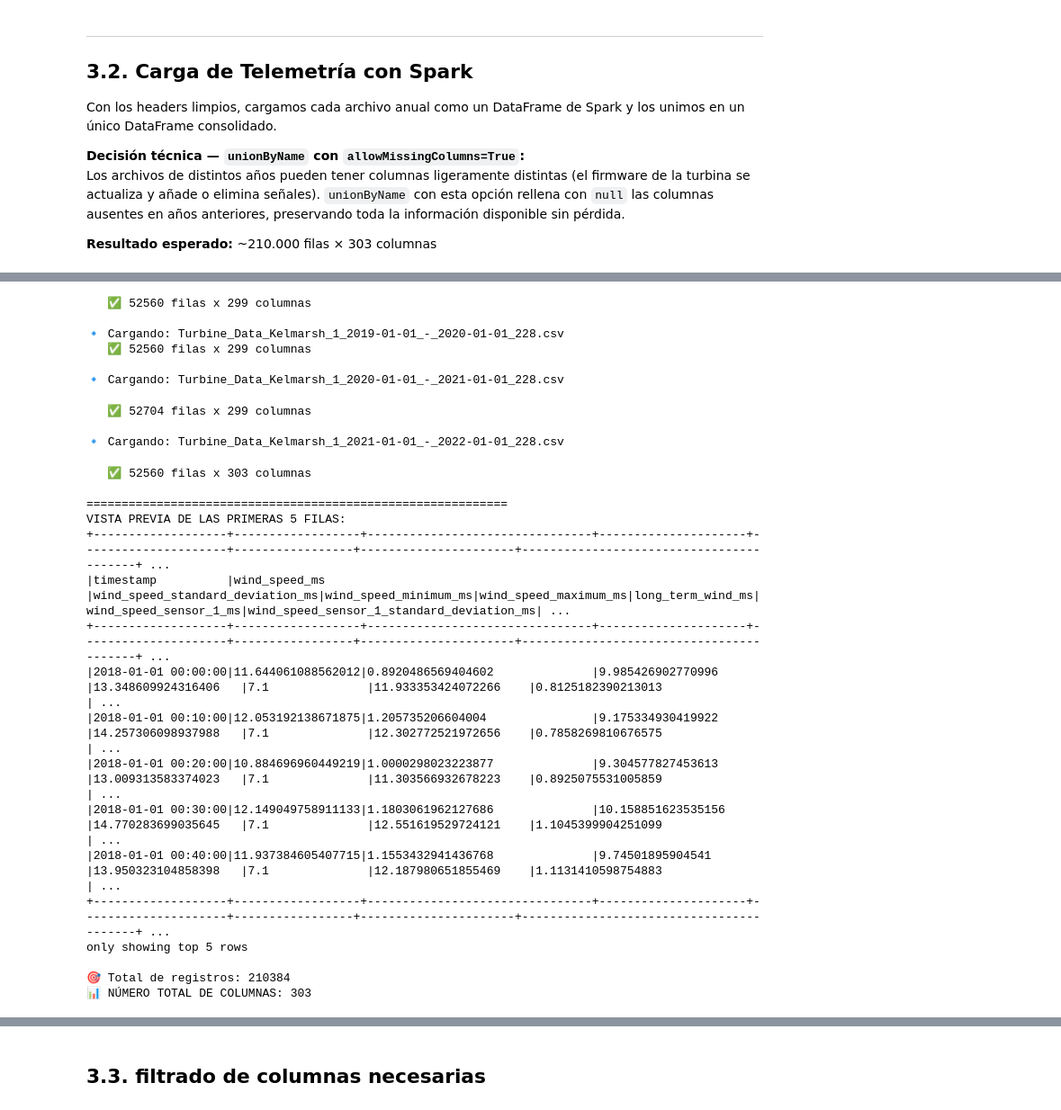
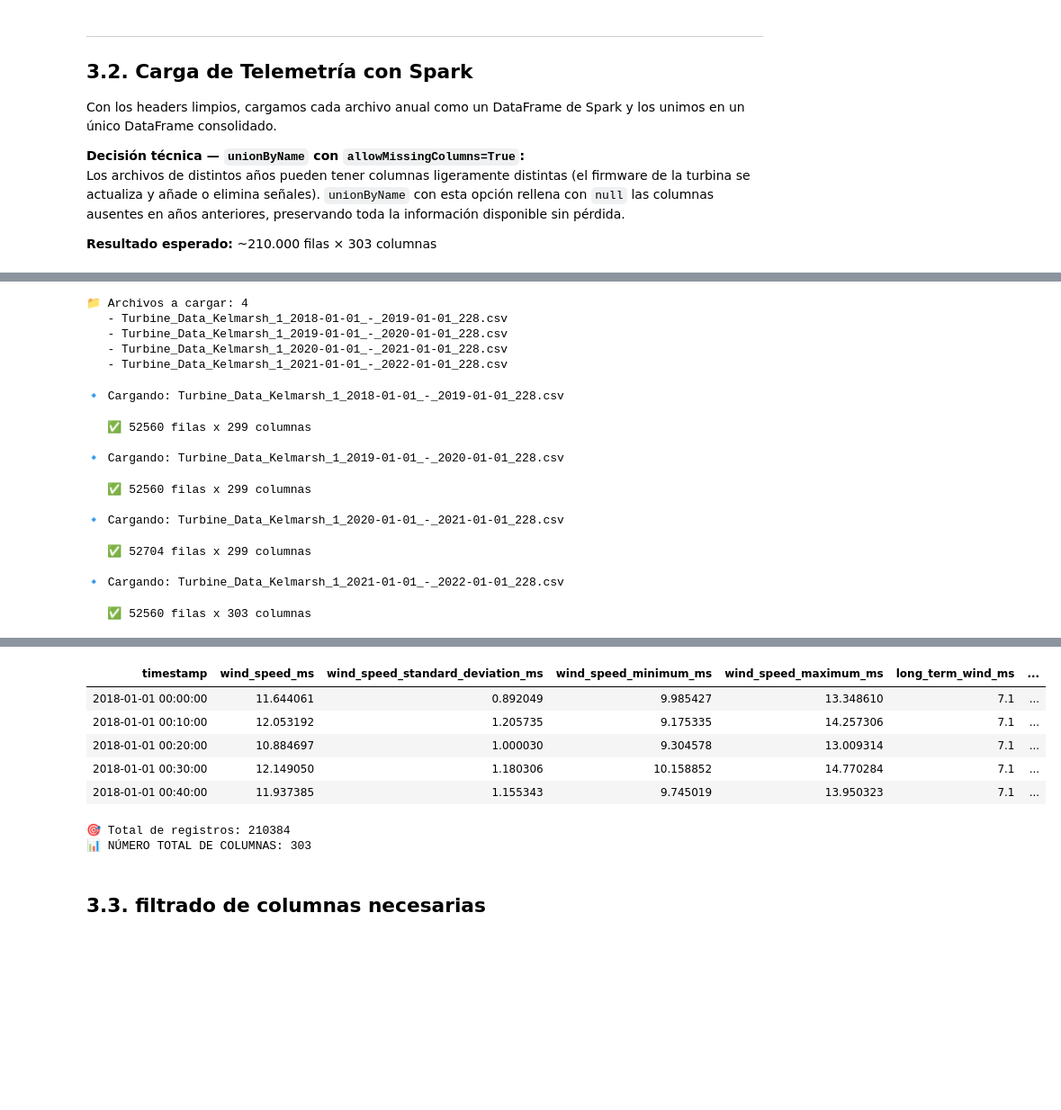
Before and after one commit to aitor-industrial-data/ai-driven-cross-generator-transfer-learning, a Jupyter notebook: notebooks/03_merge_and_cleaning.ipynb, the cells around one changed output, grey strips where cells are left out. Shown at 90% size. Drawn from its saved outputs; the diff is of its cells as text; code cells hidden in the pictures; blank space fills up the shorter version.

```diff
--- a/notebooks/03_merge_and_cleaning.ipynb
+++ b/notebooks/03_merge_and_cleaning.ipynb
@@ -133,7 +133,7 @@ import os
 from pyspark.sql import SparkSession
 from pyspark.sql import functions as F
 from IPython.display import display, HTML
-display(HTML("<style>div.output_area pre { max-height: none; }</style>"))
+
 
 # ==============================================================================
 # 1. SPARK SESSION
@@ -235,9 +235,10 @@ else:
 # ==============================================================================
 # 5. RESULTADOS
 # ==============================================================================
-print("\n" + "="*60)
-print("VISTA PREVIA DE LAS PRIMERAS 5 FILAS:")
-turbine_data_df.show(5, truncate=False)
+pdf_preview = turbine_data_df.limit(5).toPandas()
+
+pdf = turbine_data_df.limit(5).toPandas()
+display(HTML(f'<div style="max-width:100%;overflow-x:auto;font-size:11px;white-space:nowrap">{pdf.to_html(index=False)}</div>'))
 
 total_records = turbine_data_df.count()
 
@@ -254,26 +256,16 @@ print(f"📊 NÚMERO TOTAL DE COLUMNAS: {len(turbine_data_df.columns)}")
-   ✅ 52560 filas x 299 columnas
-
-🔹 Cargando: Turbine_Data_Kelmarsh_1_2019-01-01_-_2020-01-01_228.csv
-   ✅ 52560 filas x 299 columnas
-
-🔹 Cargando: Turbine_Data_Kelmarsh_1_2020-01-01_-_2021-01-01_228.csv
+📁 Archivos a cargar: 4
+   - Turbine_Data_Kelmarsh_1_2018-01-01_-_2019-01-01_228.csv
+   - Turbine_Data_Kelmarsh_1_2019-01-01_-_2020-01-01_228.csv
+   - Turbine_Data_Kelmarsh_1_2020-01-01_-_2021-01-01_228.csv
+   - Turbine_Data_Kelmarsh_1_2021-01-01_-_2022-01-01_228.csv
-   ✅ 52704 filas x 299 columnas
-
-🔹 Cargando: Turbine_Data_Kelmarsh_1_2021-01-01_-_2022-01-01_228.csv
+🔹 Cargando: Turbine_Data_Kelmarsh_1_2018-01-01_-_2019-01-01_228.csv
-   ✅ 52560 filas x 303 columnas
+   ✅ 52560 filas x 299 columnas
 
-============================================================
-VISTA PREVIA DE LAS PRIMERAS 5 FILAS:
-+-------------------+------------------+--------------------------------+---------------------+---------------------+-----------------+----------------------+-----------------------------------------+ ...
-|timestamp          |wind_speed_ms     |wind_speed_standard_deviation_ms|wind_speed_minimum_ms|wind_speed_maximum_ms|long_term_wind_ms|wind_speed_sensor_1_ms|wind_speed_sensor_1_standard_deviation_ms| ...
-+-------------------+------------------+--------------------------------+---------------------+---------------------+-----------------+----------------------+-----------------------------------------+ ...
-|2018-01-01 00:00:00|11.644061088562012|0.8920486569404602              |9.985426902770996    |13.348609924316406   |7.1              |11.933353424072266    |0.8125182390213013                       | ...
-|2018-01-01 00:10:00|12.053192138671875|1.205735206604004               |9.175334930419922    |14.257306098937988   |7.1              |12.302772521972656    |0.7858269810676575                       | ...
-|2018-01-01 00:20:00|10.884696960449219|1.0000298023223877              |9.304577827453613    |13.009313583374023   |7.1              |11.303566932678223    |0.8925075531005859                       | ...
-|2018-01-01 00:30:00|12.149049758911133|1.1803061962127686              |10.158851623535156   |14.770283699035645   |7.1              |12.551619529724121    |1.1045399904251099                       | ...
-|2018-01-01 00:40:00|11.937384605407715|1.1553432941436768              |9.74501895904541     |13.950323104858398   |7.1              |12.187980651855469    |1.1131410598754883                       | ...
-+-------------------+------------------+--------------------------------+---------------------+---------------------+-----------------+----------------------+-----------------------------------------+ ...
-only showing top 5 rows
-
-🎯 Total de registros: 210384
-📊 NÚMERO TOTAL DE COLUMNAS: 303
+🔹 Cargando: Turbine_Data_Kelmarsh_1_2019-01-01_-_2020-01-01_228.csv
+   ✅ 52560 filas x 299 columnas
+
+🔹 Cargando: Turbine_Data_Kelmarsh_1_2020-01-01_-_2021-01-01_228.csv
+   ✅ 52704 filas x 299 columnas
+
+🔹 Cargando: Turbine_Data_Kelmarsh_1_2021-01-01_-_2022-01-01_228.csv
+   ✅ 52560 filas x 303 columnas
@@ -280,3 +273,11 @@ only showing top 5 rows
+| timestamp | wind_speed_ms | wind_speed_standard_deviation_ms | wind_speed_minimum_ms | wind_speed_maximum_ms | long_term_wind_ms | ... |
+| 2018-01-01 00:00:00 | 11.644061 | 0.892049 | 9.985427 | 13.348610 | 7.1 | ... |
+| 2018-01-01 00:10:00 | 12.053192 | 1.205735 | 9.175335 | 14.257306 | 7.1 | ... |
+| 2018-01-01 00:20:00 | 10.884697 | 1.000030 | 9.304578 | 13.009314 | 7.1 | ... |
+| 2018-01-01 00:30:00 | 12.149050 | 1.180306 | 10.158852 | 14.770284 | 7.1 | ... |
+| 2018-01-01 00:40:00 | 11.937385 | 1.155343 | 9.745019 | 13.950323 | 7.1 | ... |
+🎯 Total de registros: 210384
+📊 NÚMERO TOTAL DE COLUMNAS: 303
 # %% [markdown]
 ## 3.3. filtrado de columnas necesarias
 # %%
```
Also changed, not shown: parts of 4 cells of this notebook, 1 other file.
